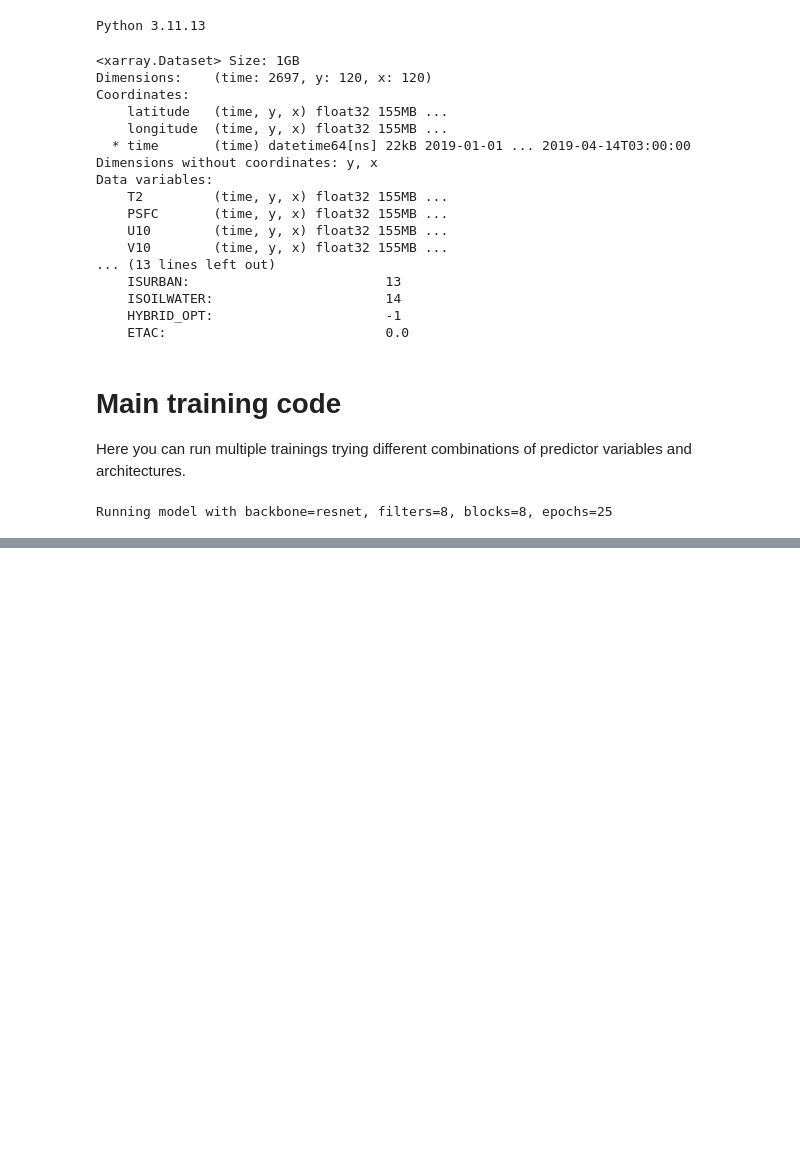
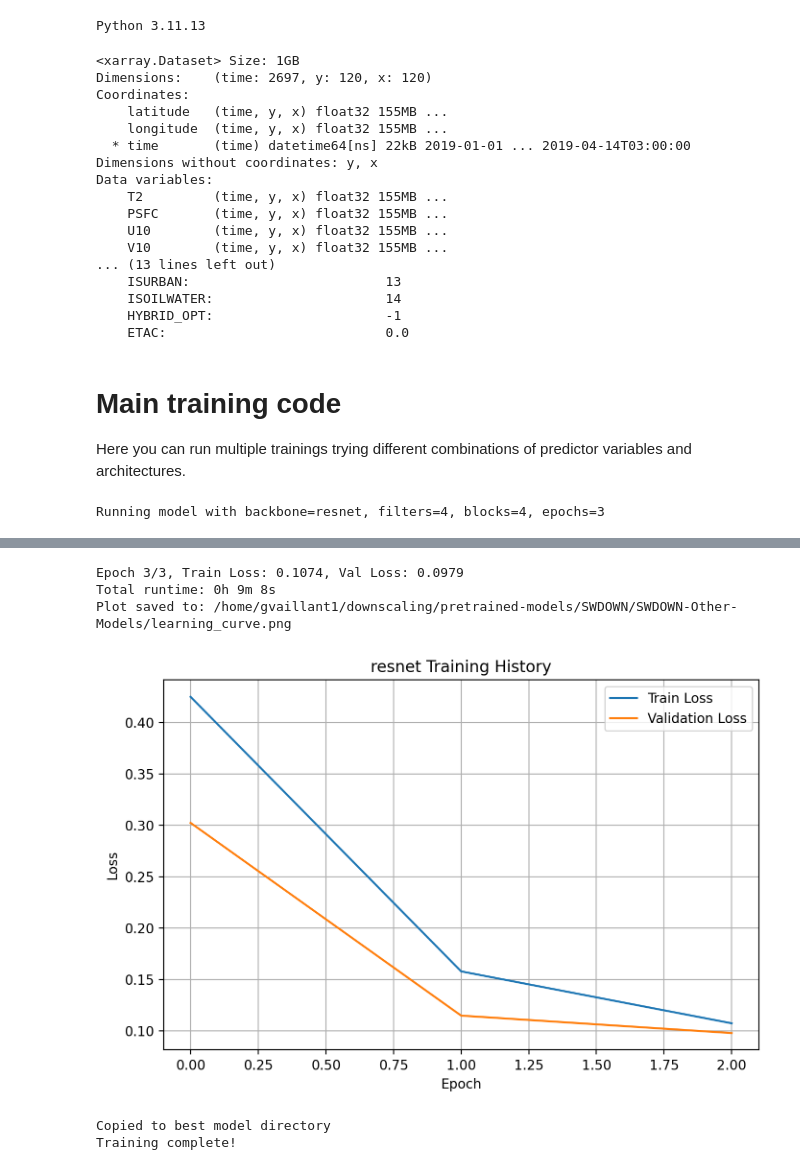
Before and after one commit to gabbyvaillant/downscaling, a Jupyter notebook: training/torch-training/pt_SWDOWN.ipynb, the cells around one changed output, grey strips where cells are left out. Cells and saved outputs as stored; diff of their text form; code cells hidden in the pictures; blank space fills up the shorter version.

```diff
--- a/training/torch-training/pt_SWDOWN.ipynb
+++ b/training/torch-training/pt_SWDOWN.ipynb
@@ -128,7 +128,7 @@ Here you can run multiple trainings trying different combinations of predictor v
 ########################
 
 var_list = ['SWDOWN']
-pred_var_list = ['PSFC', 'T2', 'WD', 'WS']
+pred_var_list = ['PSFC']
 
 for var in var_list:
     for pred_var in pred_var_list:
@@ -158,29 +158,39 @@ for var in var_list:
         pred_var_scaler_train.fit(pred_var_hr_train)
 
         # High resolution (targets)
-        y_train = var_scaler_train.transform(var_hr_train).unsqueeze(1)
-        y_val = var_scaler_train.transform(var_hr_val).unsqueeze(1)
-        y_test = var_scaler_train.transform(var_hr_test).unsqueeze(1)
+        y_train = var_scaler_train.transform(var_hr_train)
+        y_val = var_scaler_train.transform(var_hr_val)
+        y_test = var_scaler_train.transform(var_hr_test)
 
-        y_z_train = pred_var_scaler_train.transform(pred_var_hr_train).unsqueeze(1)
-        y_z_val = pred_var_scaler_train.transform(pred_var_hr_val).unsqueeze(1)
-        y_z_test = pred_var_scaler_train.transform(pred_var_hr_test).unsqueeze(1)
+        y_z_train = pred_var_scaler_train.transform(pred_var_hr_train)
+        y_z_val = pred_var_scaler_train.transform(pred_var_hr_val)
+        y_z_test = pred_var_scaler_train.transform(pred_var_hr_test)
 
         # Low resolution (inputs)
-        x_train = var_scaler_train.transform(var_lr_train).unsqueeze(1)
-        x_val = var_scaler_train.transform(var_lr_val).unsqueeze(1)
-        x_test = var_scaler_train.transform(var_lr_test).unsqueeze(1)
+        x_train = var_scaler_train.transform(var_lr_train)
+        x_val = var_scaler_train.transform(var_lr_val)
+        x_test = var_scaler_train.transform(var_lr_test)
 
-        x_z_train = pred_var_scaler_train.transform(pred_var_lr_train).unsqueeze(1)
-        x_z_val = pred_var_scaler_train.transform(pred_var_lr_val).unsqueeze(1)
-        x_z_test = pred_var_scaler_train.transform(pred_var_lr_test).unsqueeze(1)
+        x_z_train = pred_var_scaler_train.transform(pred_var_lr_train)
+        x_z_val = pred_var_scaler_train.transform(pred_var_lr_val)
+        x_z_test = pred_var_scaler_train.transform(pred_var_lr_test)
 
-        def to_numpy(x): return x.cpu().detach().numpy()
 
-        y_train, y_val, y_test = map(to_numpy, (y_train, y_val, y_test))
-        x_train, x_val, x_test = map(to_numpy, (x_train, x_val, x_test))
-        y_z_train, y_z_val, y_z_test = map(to_numpy, (y_z_train, y_z_val, y_z_test))
-        x_z_train, x_z_val, x_z_test = map(to_numpy, (x_z_train, x_z_val, x_z_test))
+        y_train = np.expand_dims(y_train, axis=1)
+        y_val = np.expand_dims(y_val, axis=1)
+        y_test = np.expand_dims(y_test, axis=1)
+
+        y_z_train = np.expand_dims(y_z_train, axis=1)
+        y_z_val = np.expand_dims(y_z_val, axis=1)
+        y_z_test = np.expand_dims(y_z_test, axis=1)
+
+        x_train = np.expand_dims(x_train, axis=1)
+        x_val = np.expand_dims(x_val, axis=1)
+        x_test = np.expand_dims(x_test, axis=1)
+
+        x_z_train = np.expand_dims(x_z_train, axis=1)
+        x_z_val = np.expand_dims(x_z_val, axis=1)
+        x_z_test = np.expand_dims(x_z_test, axis=1)
 
         pred_var_train = [y_z_train]
         pred_var_val = [y_z_val]
@@ -223,9 +233,9 @@ for var in var_list:
                     min_losses[loss_fn] = vals.min()
 
         for backbone in ['resnet']:
-            for filters in [8]:
-                for blocks in [8]:
-                    for epoch in [25, 50, 75]:
+            for filters in [4]:
+                for blocks in [4]:
+                    for epoch in [3]:
                         ARCH_PARAMS = dict(
                             n_filters=filters,
                             n_blocks=blocks,
@@ -350,4 +360,4 @@ for var in var_list:
 
         print("Training complete!")
 # %% [output]
-Running model with backbone=resnet, filters=8, blocks=8, epochs=25
+Running model with backbone=resnet, filters=4, blocks=4, epochs=3
@@ -355,0 +366,6 @@ Epoch 2/25, Train Loss: 0.3986, Val Loss: 0.4814
+Epoch 3/3, Train Loss: 0.1074, Val Loss: 0.0979
+Total runtime: 0h 9m 8s
+Plot saved to: /home/gvaillant1/downscaling/pretrained-models/SWDOWN/SWDOWN-Other-Models/learning_curve.png
+[figure, added]
+Copied to best model directory
+Training complete!
```
Also changed, not shown: parts of 1 cell of this notebook, 14 other files.
